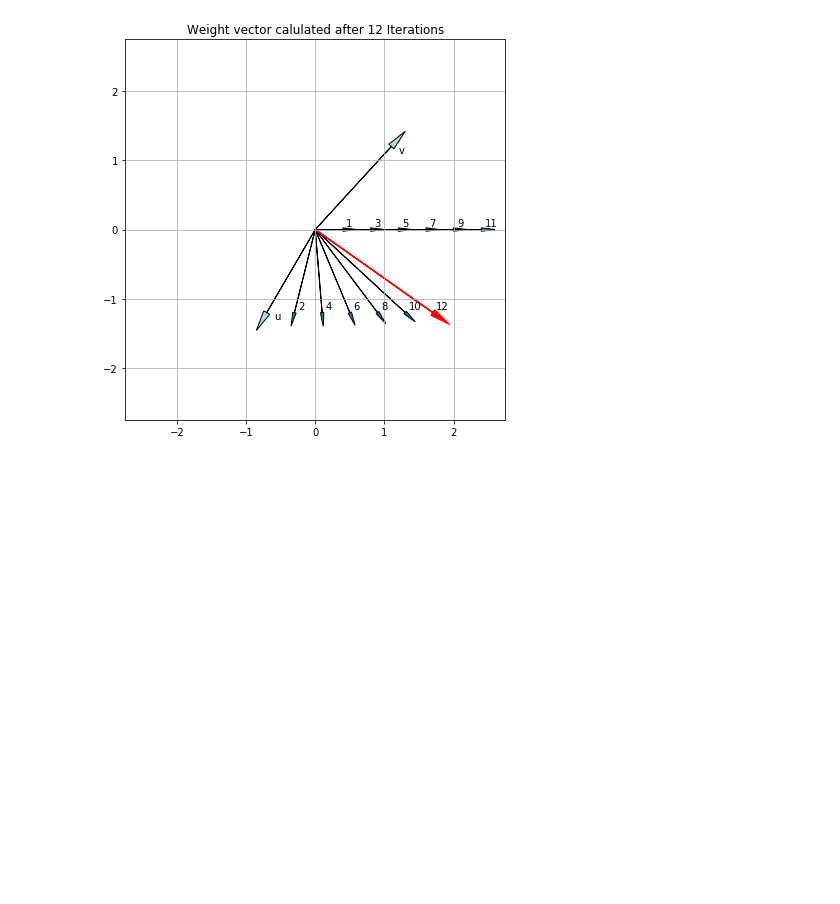
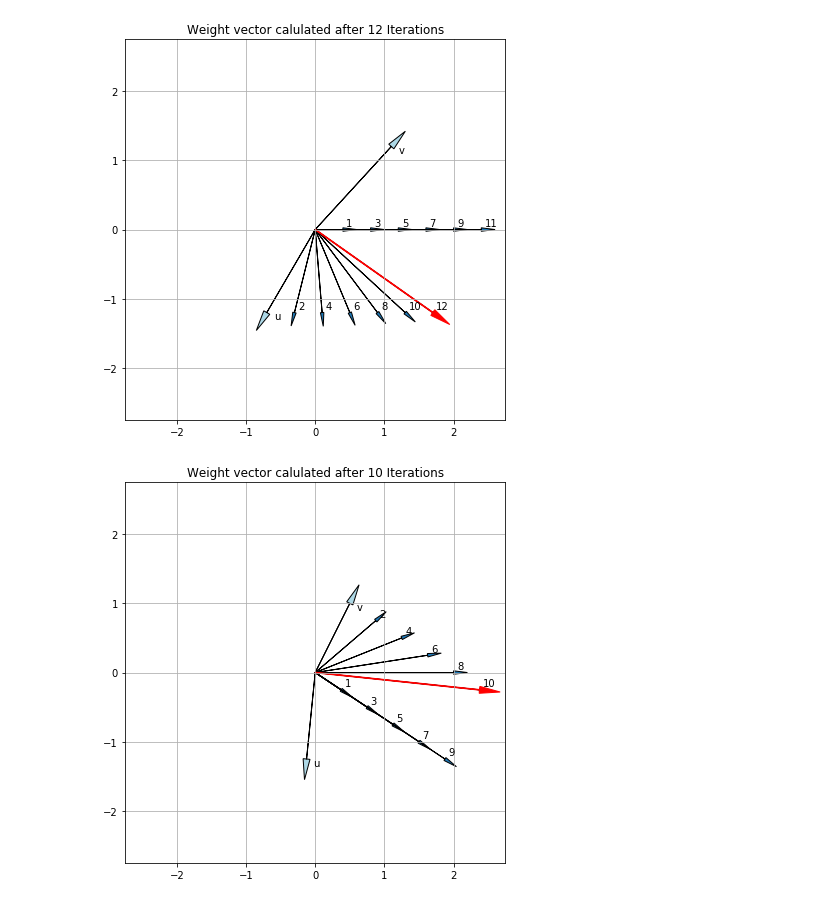
Before and after one commit to apefind/math, a Jupyter notebook: notebook/neural_network/weight.ipynb, the cells around one changed output. Cells and saved outputs as stored; diff of their text form; code cells hidden in the pictures; blank space fills up the shorter version.

```diff
--- a/notebook/weight.ipynb
+++ b/notebook/neural_network/weight.ipynb
@@ -7,31 +5,3 @@
-# %%
-# %load vector.py
-import math
-
-
-def neg(v):
-    return tuple(-x for x in v)
-
-
-def norm(v):
-    return math.sqrt(dotprod(v, v))
-
-
-def normed(v):
-    n = norm(v)
-    return tuple(x / n for x in v)
-
-
-def add(u, v):
-    return tuple(x + y for x, y in zip(u, v))
-
-
-def dotprod(u, v):
-    return sum(x * y for x, y in zip(u, v))
-
-
-def angle(u, v):
-    return math.acos(dotprod(u, v) / (norm(u) * norm(v)))
 # %% [markdown]
 #### Calclulating a common weight vector
 # %%
@@ -185,3 +154,8 @@ u, v = (-0.7, -1.2), (1.1, 1.2)
 plot_weight_iterations(u, v)
 # %% [output]
 [figure]
+# %%
+u, v = (-1/8, -10/8), (4/8, 8/8)
+plot_weight_iterations(u, v)
+# %% [output]
+[figure, added]
```
Also changed, not shown: parts of 4 cells of this notebook, 12 other files.
